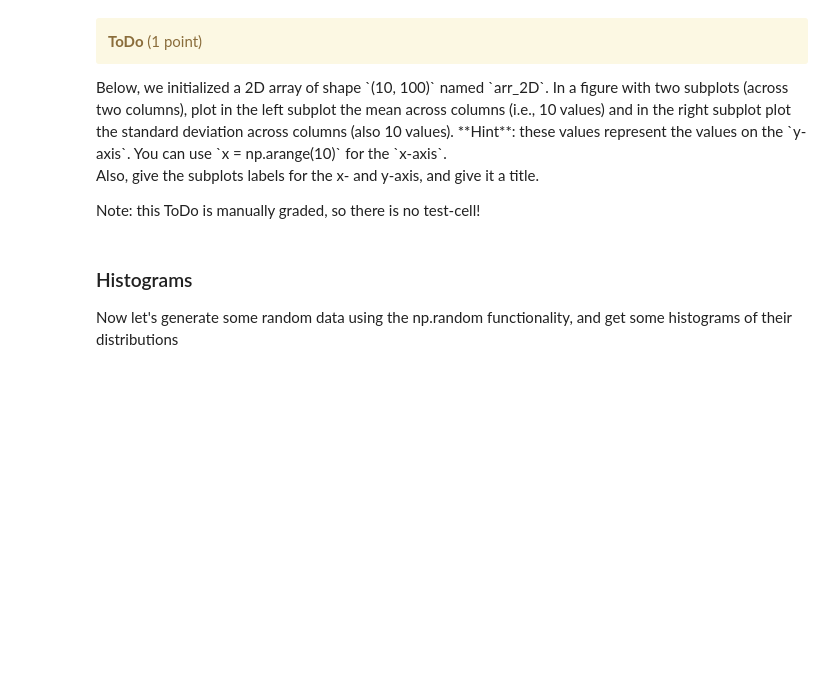
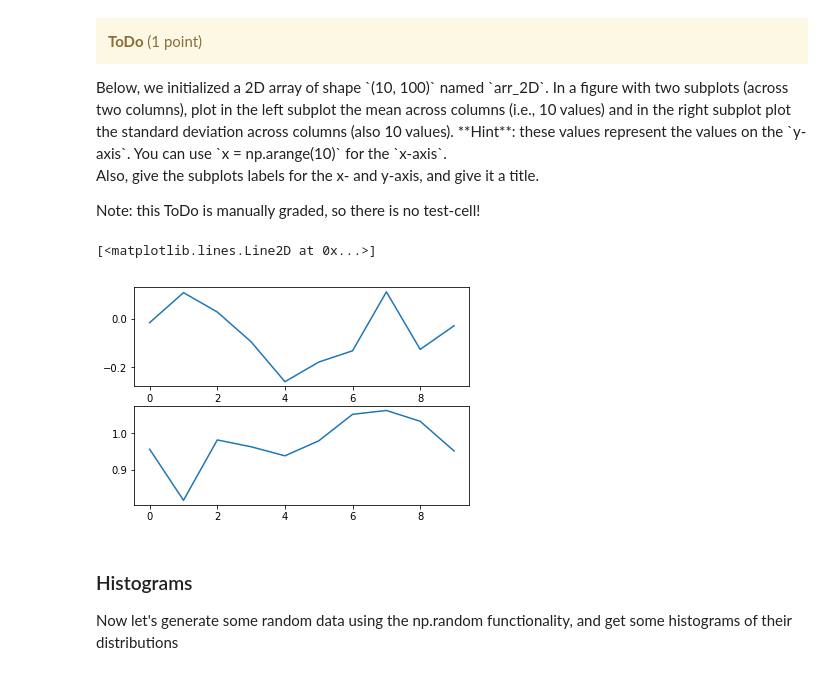
Before and after one commit to psychobas/python_workshop-Basel, a Jupyter notebook: python_tutorial.ipynb, the cells around one changed output. Drawn from its saved outputs; the diff is of its cells as text; code cells hidden in the pictures; blank space fills up the shorter version.

```diff
--- a/python_tutorial.ipynb
+++ b/python_tutorial.ipynb
@@ -2155,10 +2590,20 @@ Also, give the subplots labels for the x- and y-axis, and give it a title.
 Note: this ToDo is manually graded, so there is no test-cell!
 # %%
 arr_2D = np.random.normal(0, 1, size=(10, 100))
+x = np.arange(10)
+plt.subplot(2, 1, 1)
+plt.plot(x, np.mean(arr_2D, axis = 1))
+
+plt.subplot(2,1,2)
+plt.plot(x, np.std(arr_2D, axis = 1))
+
 
 # Make your plot below!
 
 # your solution here
+# %% [output]
+[<matplotlib.lines.Line2D at 0x...>]
+[figure, added]
 # %% [markdown]
 ### Histograms
 Now let's generate some random data using the np.random functionality, and get some histograms of their distributions
```
Also changed, not shown: parts of 102 cells of this notebook.
